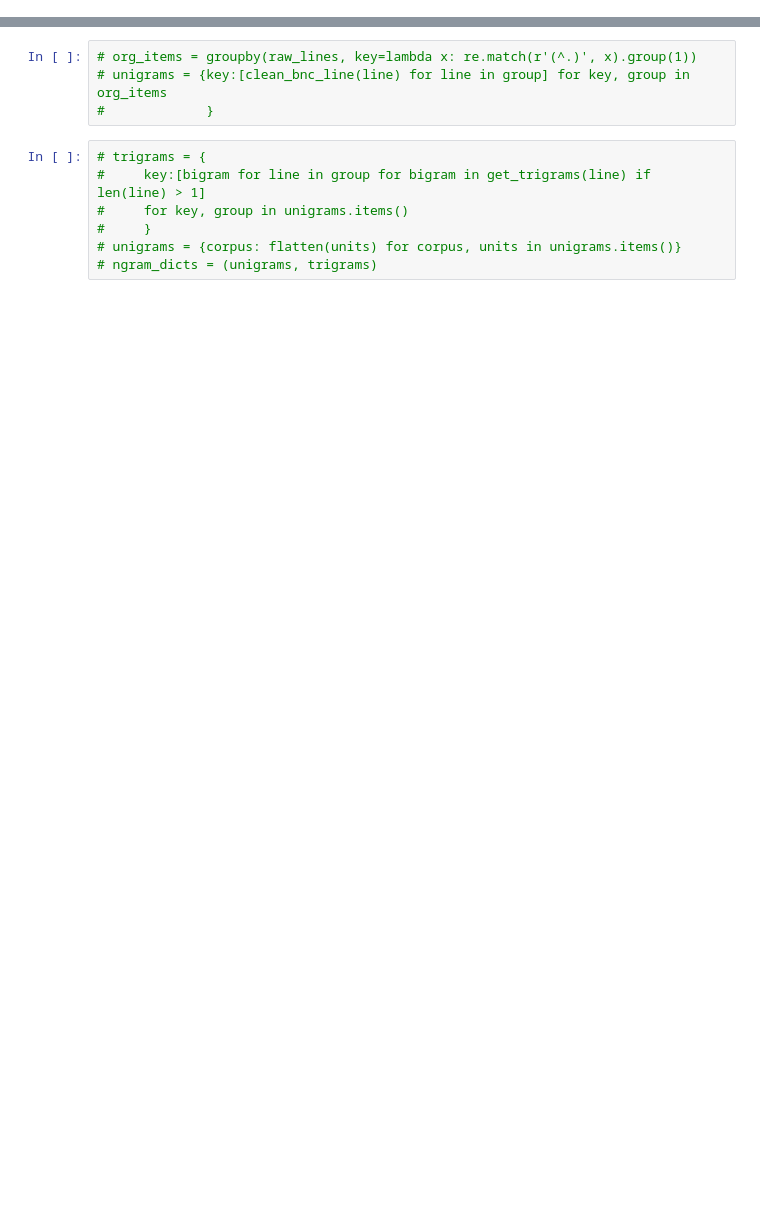
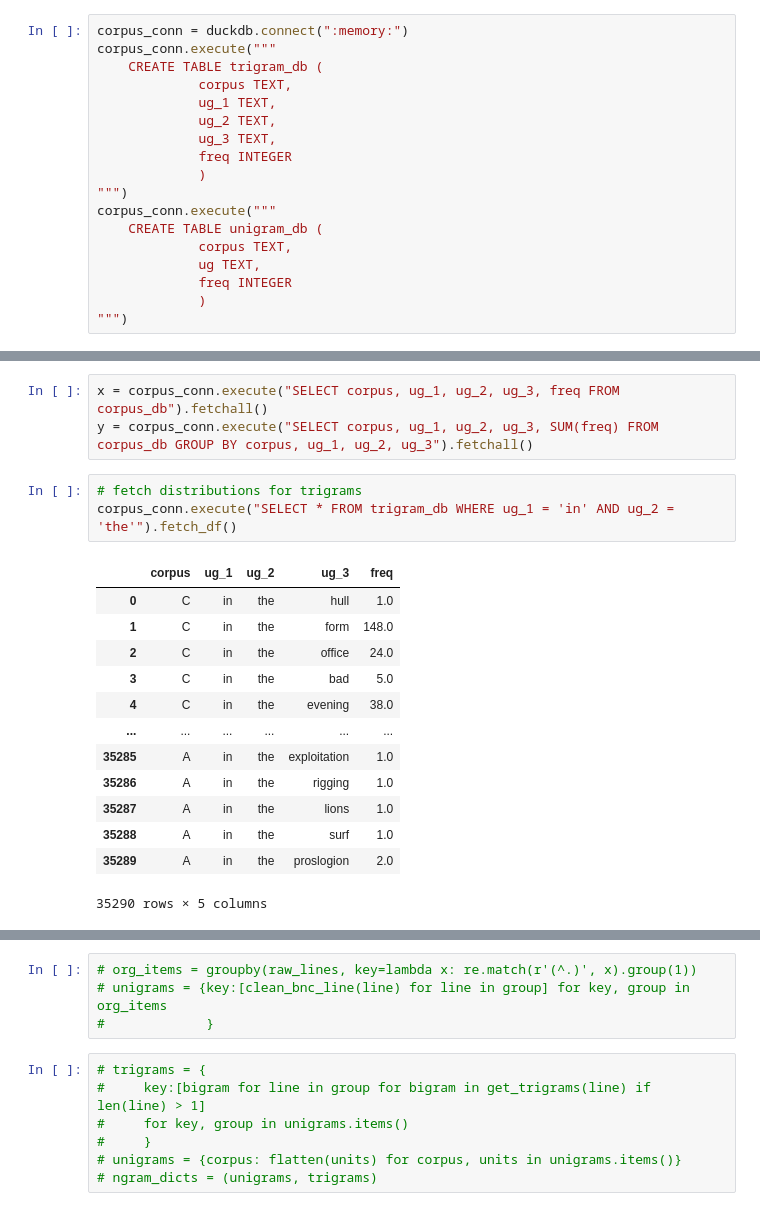
Before and after one commit to contreraskallens/MWU_measures, a Jupyter notebook: scratch.ipynb, the cells around one changed output, grey strips where cells are left out. Drawn from its saved outputs; the diff is of its cells as text; blank space fills up the shorter version.

```diff
--- a/scratch.ipynb
+++ b/scratch.ipynb
@@ -28,0 +12,18 @@ this_corpus.set_totals()
+# %%
+corpus_conn = duckdb.connect(":memory:")
+corpus_conn.execute("""
+    CREATE TABLE trigram_db (
+             corpus TEXT,
+             ug_1 TEXT,
+             ug_2 TEXT,
+             ug_3 TEXT,
+             freq INTEGER
+             )
+""")
+corpus_conn.execute("""
+    CREATE TABLE unigram_db (
+             corpus TEXT,
+             ug TEXT,
+             freq INTEGER
+             )
+""")
@@ -28,0 +106,20 @@ this_corpus.set_totals()
+# %%
+x = corpus_conn.execute("SELECT corpus, ug_1, ug_2, ug_3, freq FROM corpus_db").fetchall()
+y = corpus_conn.execute("SELECT corpus, ug_1, ug_2, ug_3, SUM(freq) FROM corpus_db GROUP BY corpus, ug_1, ug_2, ug_3").fetchall()
+# %%
+# fetch distributions for trigrams
+corpus_conn.execute("SELECT * FROM trigram_db WHERE ug_1 = 'in' AND ug_2 = 'the'").fetch_df()
+# %% [output]
+|  | corpus | ug_1 | ug_2 | ug_3 | freq |
+| 0 | C | in | the | hull | 1.0 |
+| 1 | C | in | the | form | 148.0 |
+| 2 | C | in | the | office | 24.0 |
+| 3 | C | in | the | bad | 5.0 |
+| 4 | C | in | the | evening | 38.0 |
+| ... | ... | ... | ... | ... | ... |
+| 35285 | A | in | the | exploitation | 1.0 |
+| 35286 | A | in | the | rigging | 1.0 |
+| 35287 | A | in | the | lions | 1.0 |
+| 35288 | A | in | the | surf | 1.0 |
+| 35289 | A | in | the | proslogion | 2.0 |
+35290 rows × 5 columns
```
Also changed, not shown: parts of 34 cells of this notebook, 4 other files.
